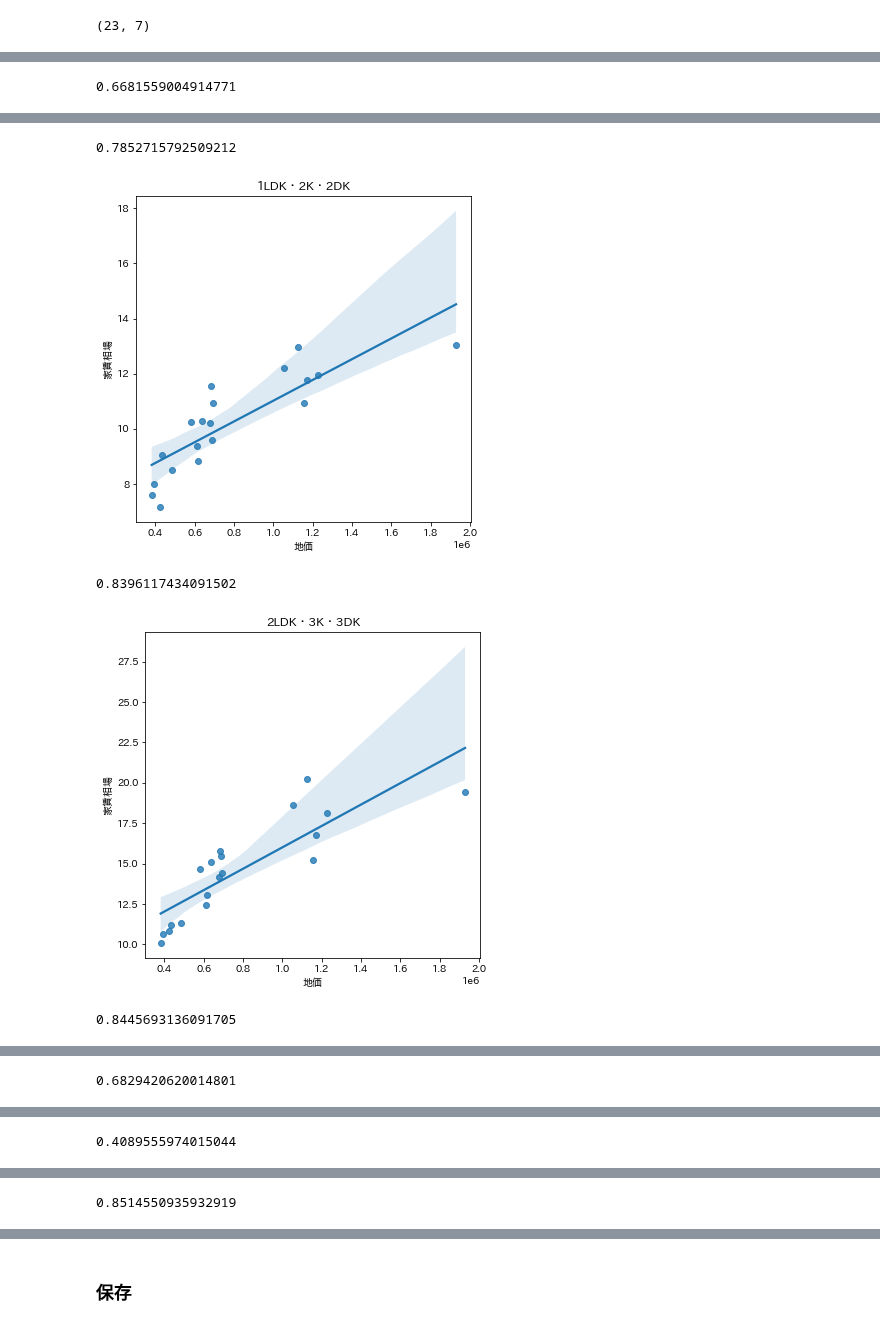
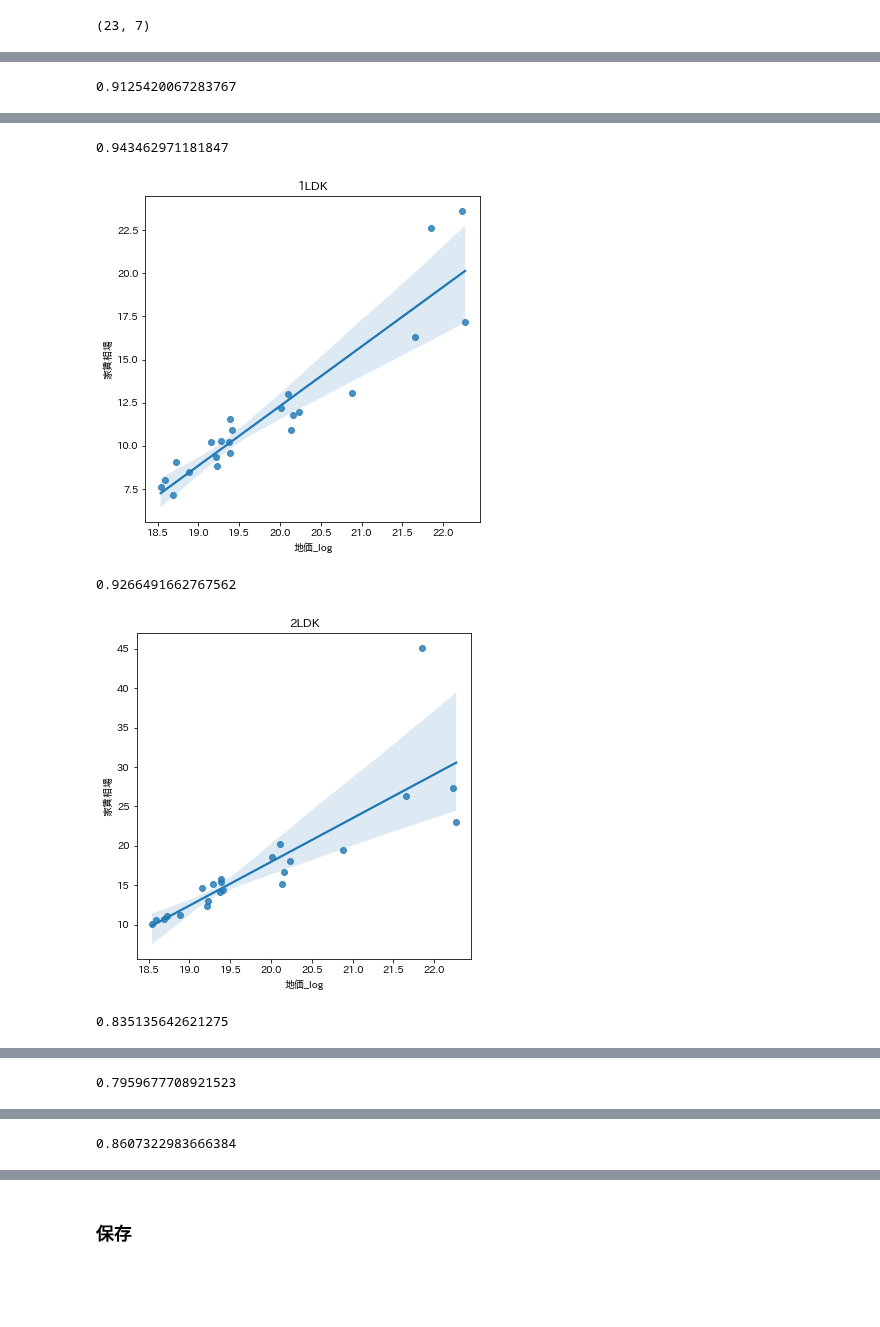
Before and after one commit to z-guard/analysis, a Jupyter notebook: notebooks/land_price_score.ipynb, the cells around one changed output, grey strips where cells are left out. Cells and saved outputs as stored; diff of their text form; code cells hidden in the pictures; blank space fills up the shorter version.

Commit message:
predict rent by room type

```diff
--- a/notebooks/land_price_score.ipynb
+++ b/notebooks/land_price_score.ipynb
@@ -221,12 +221,11 @@ df_score.sort_values('地価スコア', ascending=False).head(20)
 ### 家賃の予測
 # %%
 df_rent = pd.read_csv(os.path.join(DIR_NAME, 'original/rent_summary.csv'), encoding='shift-jis')
-df_rent = df_rent[df_rent['地域'].str.endswith('区')]
+df_rent = df_rent[df_rent['地域'].str.endswith('区')]\
+    .rename(columns={'1K・1DK':'1K', '1LDK・2K・2DK':'1LDK', '2LDK・3K・3DK':'2LDK', '3LDK・4K・4DK':'3LDK', '4LDK〜':'4LDK'})
 print(df_rent.shape)
 # %% [output]
 (23, 7)
 # %%
-for col in ['ワンルーム', '1K・1DK', '1LDK・2K・2DK', '2LDK・3K・3DK', '3LDK・4K・4DK', '4LDK〜']:
+for col in ['ワンルーム', '1K', '1LDK', '2LDK', '3LDK', '4LDK']:
     df_rent[col] = df_rent[col].apply(lambda x: x.split('(')[0]).astype(float)
-# %%
-df_rent['1LDK・2LDK平均'] = (df_rent['1LDK・2K・2DK'] + df_rent['2LDK・3K・3DK'])/2
@@ -254,9 +258,11 @@ df_price_extract = df_merge_price[~df_merge_price['市区町村名'].isin(['千
+# %%
+df_merge_price['地価_log'] = df_merge_price['地価'].apply(lambda x: np.log2(x))
 # %%
-for room_type in list(df_price_extract['部屋タイプ'].unique()):
-    _tmp = df_price_extract[df_price_extract['部屋タイプ'] == room_type]
+for room_type in list(df_merge_price['部屋タイプ'].unique()):
+    _tmp = df_merge_price[df_merge_price['部屋タイプ'] == room_type]
     plt.figure(figsize=(6, 6))
-    sns.regplot(x='地価', y='家賃相場', data=_tmp)
+    sns.regplot(x='地価_log', y='家賃相場', data=_tmp)
     plt.title(room_type)
     plt.show()
-    print(np.corrcoef(_tmp['地価'], _tmp['家賃相場'])[0, 1])
+    print(np.corrcoef(_tmp['地価_log'], _tmp['家賃相場'])[0, 1])
 # %% [output]
@@ -264 +270 @@ for room_type in list(df_price_extract['部屋タイプ'].unique()):
-0.6681559004914771
+0.9125420067283767
@@ -266,5 +272,5 @@ for room_type in list(df_price_extract['部屋タイプ'].unique()):
-0.7852715792509212
+0.943462971181847
-[figure, old version]
+[figure, new version]
-0.8396117434091502
+0.9266491662767562
-[figure, old version]
+[figure, new version]
-0.8445693136091705
+0.835135642621275
@@ -272 +278 @@ for room_type in list(df_price_extract['部屋タイプ'].unique()):
-0.6829420620014801
+0.7959677708921523
@@ -274 +280 @@ for room_type in list(df_price_extract['部屋タイプ'].unique()):
-0.4089555974015044
+0.8607322983666384
@@ -276,4 +281,3 @@ for room_type in list(df_price_extract['部屋タイプ'].unique()):
-0.8514550935932919
 # %%
 from sklearn.linear_model import LinearRegression
 
```
Also changed, not shown: parts of 14 cells of this notebook.
